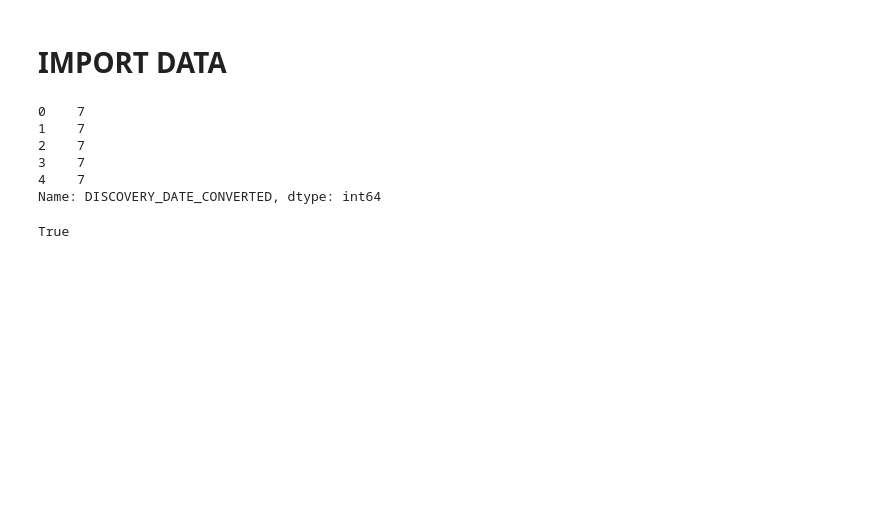
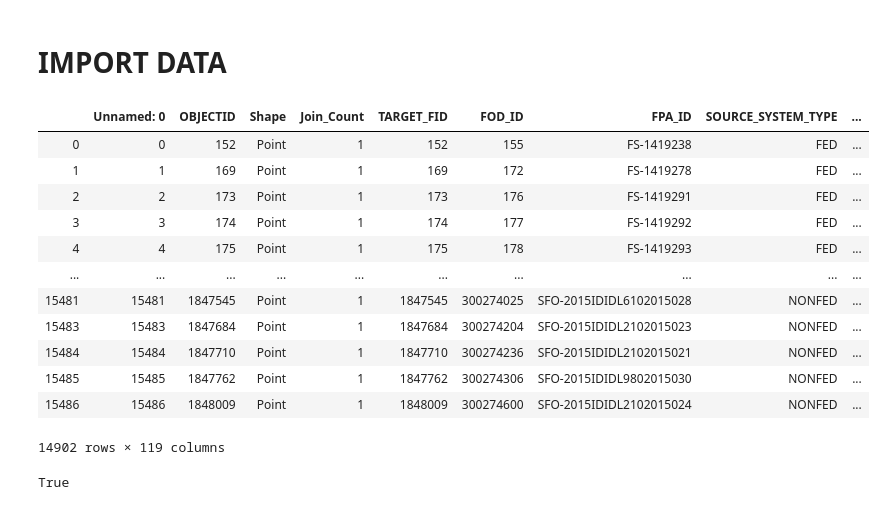
Before and after one commit to vc-adams/Idaho_Wildfires_Dashboard, a Jupyter notebook: ML_Model/ML_KNN_Model_v1_EO.ipynb, the cells around one changed output. Cells and saved outputs as stored; diff of their text form; code cells hidden in the pictures; blank space fills up the shorter version.

```diff
--- a/ML_Model/ML_KNN_Model_v1_EO.ipynb
+++ b/ML_Model/ML_KNN_Model_v1_EO.ipynb
@@ -55,23 +63,37 @@ idahoFireWeatherDrought = os.path.join("..", "Data", "fires_Idaho_2000_2015_drou
 # Open the CSV Files, Convert to a Dataframe, and Save as a Variable
 idaho_Fire_Weather_Drought_df = pd.read_csv(idahoFireWeatherDrought)
 # fires_Idaho_df = pd.read_csv(idahoFires, dtype={"LOCAL_INCIDENT_ID": 'string', "FIRE_NAME": 'string'})
-# %%
-# Convert date to datetime format
-idaho_Fire_Weather_Drought_df['DISCOVERY_DATE_CONVERTED'] = pd.to_datetime(idaho_Fire_Weather_Drought_df['DISCOVERY_DATE_CONVERTED'])
-idaho_Fire_Weather_Drought_df['CONT_DATE_CONVERTED'] = pd.to_datetime(idaho_Fire_Weather_Drought_df['CONT_DATE_CONVERTED'])
-# pd.to_datetime(ID_city_wthr_df_new_datetime[‘time_daily’])
-# View the Data in the Dataframe
-# print(idaho_Fire_Weather_df.keys())
-# idaho_Fire_Weather_Drought_df['DISCOVERY_DATE_CONVERTED'].dtype
-idaho_Fire_Weather_Drought_df['DISCOVERY_DATE_CONVERTED']=idaho_Fire_Weather_Drought_df['DISCOVERY_DATE_CONVERTED'].apply(lambda x: int(x.strftime('%m')))
-idaho_Fire_Weather_Drought_df['DISCOVERY_DATE_CONVERTED'].head()
-# %% [output]
-0    7
-1    7
-2    7
-3    7
-4    7
-Name: DISCOVERY_DATE_CONVERTED, dtype: int64
+# %%
+# CONVERT DATE TO DATETIME FORMAT
+idaho_Fire_Weather_Drought_df['DISCOVERY_DATE_CONVERTED'] = pd.to_datetime(idaho_Fire_Weather_Drought_df['DISCOVERY_DATE_CONVERTED'])
+idaho_Fire_Weather_Drought_df['CONT_DATE_CONVERTED'] = pd.to_datetime(idaho_Fire_Weather_Drought_df['CONT_DATE_CONVERTED'])
+
+# CREATE COLUMNS WE NEED
+idaho_Fire_Weather_Drought_df['FIRE_DAYS'] = (((idaho_Fire_Weather_Drought_df['CONT_DOY']) + 1) - idaho_Fire_Weather_Drought_df['DISCOVERY_DOY'])
+idaho_Fire_Weather_Drought_df['COUNTY_NAME'] = (idaho_Fire_Weather_Drought_df['FIPS_NAME'])
+# Create month column
+idaho_Fire_Weather_Drought_df['DISCOVERY_MONTH_CONVERTED']=idaho_Fire_Weather_Drought_df['DISCOVERY_DATE_CONVERTED'].apply(lambda x: int(x.strftime('%m')))
+
+# FILTER ROWS FOR FIRES IN COUNTIES OUTSIDE IDAHO
+idaho_Fire_Weather_Drought_df = idaho_Fire_Weather_Drought_df[idaho_Fire_Weather_Drought_df['NAME'].isin(idahoCounties)]
+
+# View the Data in the Dataframe
+# print(idaho_Fire_Weather_df.keys())
+idaho_Fire_Weather_Drought_df
+# %% [output]
+|  | Unnamed: 0 | OBJECTID | Shape | Join_Count | TARGET_FID | FOD_ID | FPA_ID | SOURCE_SYSTEM_TYPE | ... |
+| 0 | 0 | 152 | Point | 1 | 152 | 155 | FS-1419238 | FED | ... |
+| 1 | 1 | 169 | Point | 1 | 169 | 172 | FS-1419278 | FED | ... |
+| 2 | 2 | 173 | Point | 1 | 173 | 176 | FS-1419291 | FED | ... |
+| 3 | 3 | 174 | Point | 1 | 174 | 177 | FS-1419292 | FED | ... |
+| 4 | 4 | 175 | Point | 1 | 175 | 178 | FS-1419293 | FED | ... |
+| ... | ... | ... | ... | ... | ... | ... | ... | ... | ... |
+| 15481 | 15481 | 1847545 | Point | 1 | 1847545 | 300274025 | SFO-2015IDIDL6102015028 | NONFED | ... |
+| 15483 | 15483 | 1847684 | Point | 1 | 1847684 | 300274204 | SFO-2015IDIDL2102015023 | NONFED | ... |
+| 15484 | 15484 | 1847710 | Point | 1 | 1847710 | 300274236 | SFO-2015IDIDL2102015021 | NONFED | ... |
+| 15485 | 15485 | 1847762 | Point | 1 | 1847762 | 300274306 | SFO-2015IDIDL9802015030 | NONFED | ... |
+| 15486 | 15486 | 1848009 | Point | 1 | 1848009 | 300274600 | SFO-2015IDIDL2102015024 | NONFED | ... |
+14902 rows × 119 columns
 # %%
 np.dtype('datetime64[ns]') == np.dtype('<M8[ns]')
 # %% [output]
```
Also changed, not shown: parts of 9 cells of this notebook, 16 other files.
